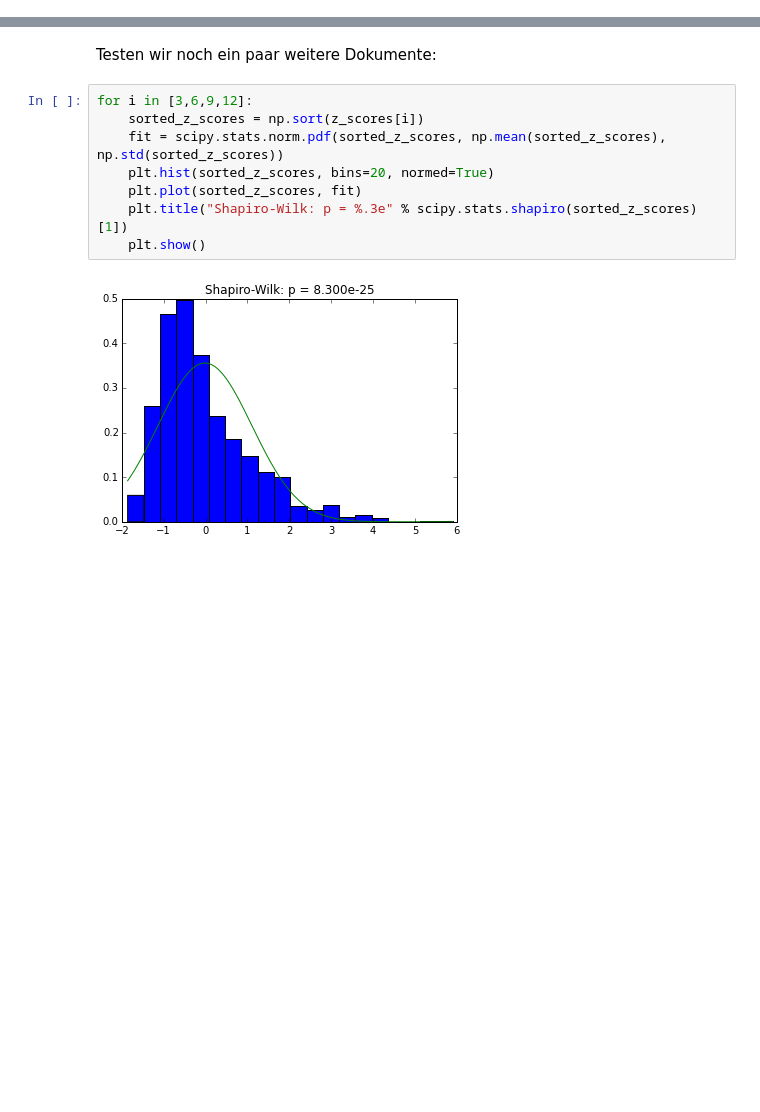
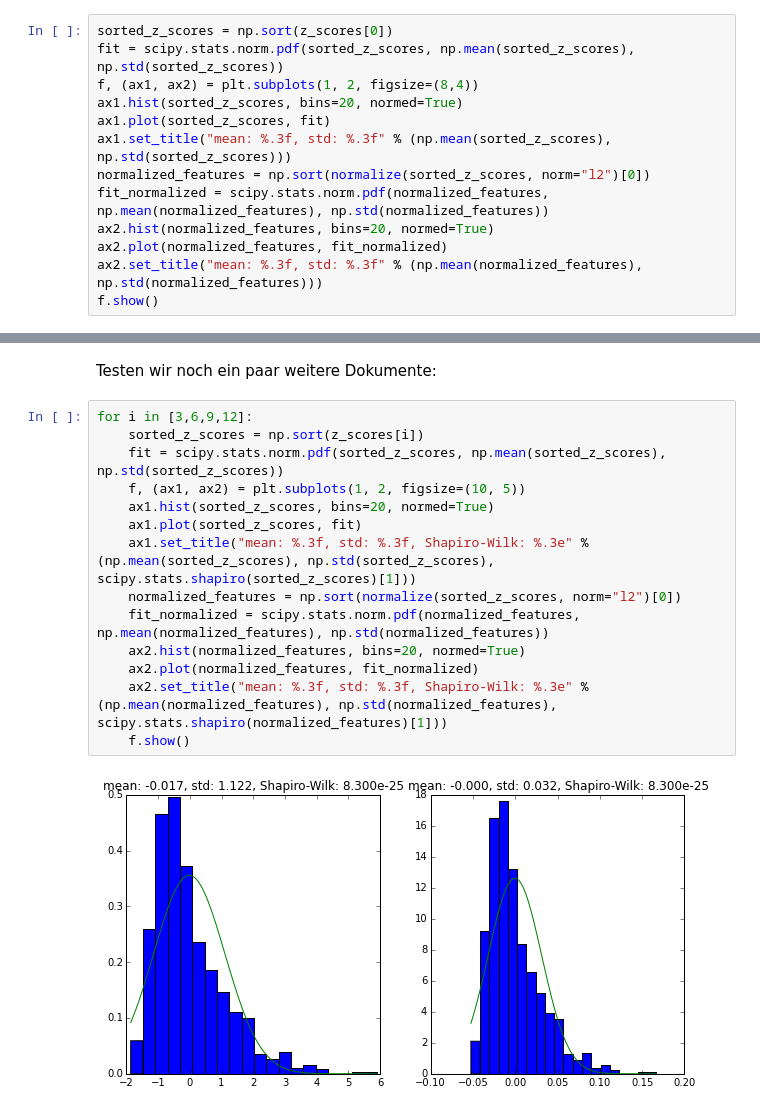
Before and after one commit to pielstroem/ExplainingDelta, a Jupyter notebook: Testnotebook.ipynb, the cells around one changed output, grey strips where cells are left out. Drawn from its saved outputs; the diff is of its cells as text; blank space fills up the shorter version.

Commit message:
Weitere Histogramme

```diff
--- a/Testnotebook.ipynb
+++ b/Testnotebook.ipynb
@@ -36,0 +30,13 @@ plt.show()
+# %%
+sorted_z_scores = np.sort(z_scores[0])
+fit = scipy.stats.norm.pdf(sorted_z_scores, np.mean(sorted_z_scores), np.std(sorted_z_scores))
+f, (ax1, ax2) = plt.subplots(1, 2, figsize=(8,4))
+ax1.hist(sorted_z_scores, bins=20, normed=True)
+ax1.plot(sorted_z_scores, fit)
+ax1.set_title("mean: %.3f, std: %.3f" % (np.mean(sorted_z_scores), np.std(sorted_z_scores)))
+normalized_features = np.sort(normalize(sorted_z_scores, norm="l2")[0])
+fit_normalized = scipy.stats.norm.pdf(normalized_features, np.mean(normalized_features), np.std(normalized_features))
+ax2.hist(normalized_features, bins=20, normed=True)
+ax2.plot(normalized_features, fit_normalized)
+ax2.set_title("mean: %.3f, std: %.3f" % (np.mean(normalized_features), np.std(normalized_features)))
+f.show()
@@ -45,10 +65,16 @@ Testen wir noch ein paar weitere Dokumente:
 # %%
 for i in [3,6,9,12]:
     sorted_z_scores = np.sort(z_scores[i])
     fit = scipy.stats.norm.pdf(sorted_z_scores, np.mean(sorted_z_scores), np.std(sorted_z_scores))
-    plt.hist(sorted_z_scores, bins=20, normed=True)
-    plt.plot(sorted_z_scores, fit)
-    plt.title("Shapiro-Wilk: p = %.3e" % scipy.stats.shapiro(sorted_z_scores)[1])
-    plt.show()
+    f, (ax1, ax2) = plt.subplots(1, 2, figsize=(10, 5))
+    ax1.hist(sorted_z_scores, bins=20, normed=True)
+    ax1.plot(sorted_z_scores, fit)
+    ax1.set_title("mean: %.3f, std: %.3f, Shapiro-Wilk: %.3e" % (np.mean(sorted_z_scores), np.std(sorted_z_scores), scipy.stats.shapiro(sorted_z_scores)[1]))
+    normalized_features = np.sort(normalize(sorted_z_scores, norm="l2")[0])
+    fit_normalized = scipy.stats.norm.pdf(normalized_features, np.mean(normalized_features), np.std(normalized_features))
+    ax2.hist(normalized_features, bins=20, normed=True)
+    ax2.plot(normalized_features, fit_normalized)
+    ax2.set_title("mean: %.3f, std: %.3f, Shapiro-Wilk: %.3e" % (np.mean(normalized_features), np.std(normalized_features), scipy.stats.shapiro(normalized_features)[1]))
+    f.show()
 # %% [output]
-[figure, old version]
+[figure, new version]
```
Also changed, not shown: parts of 6 cells of this notebook.
